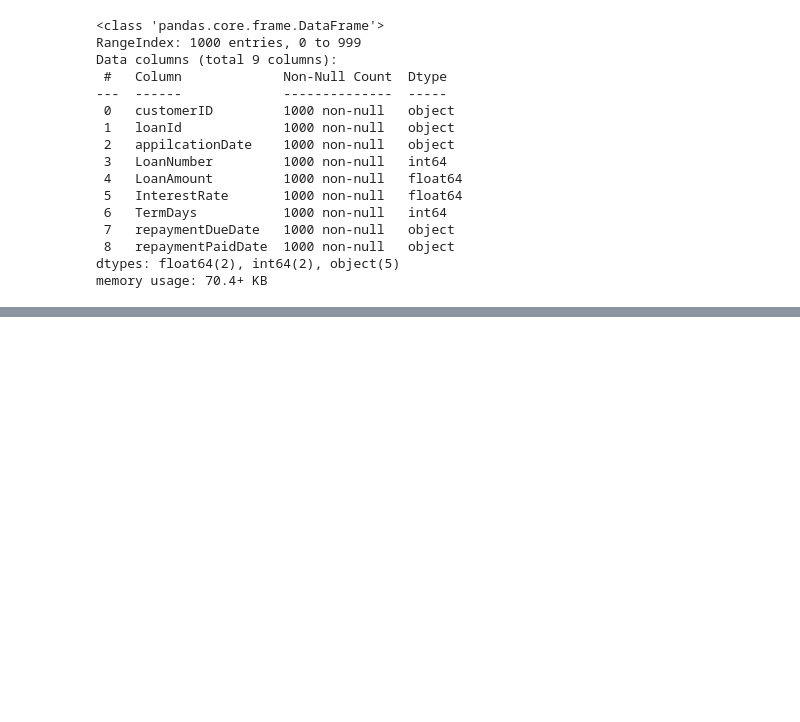
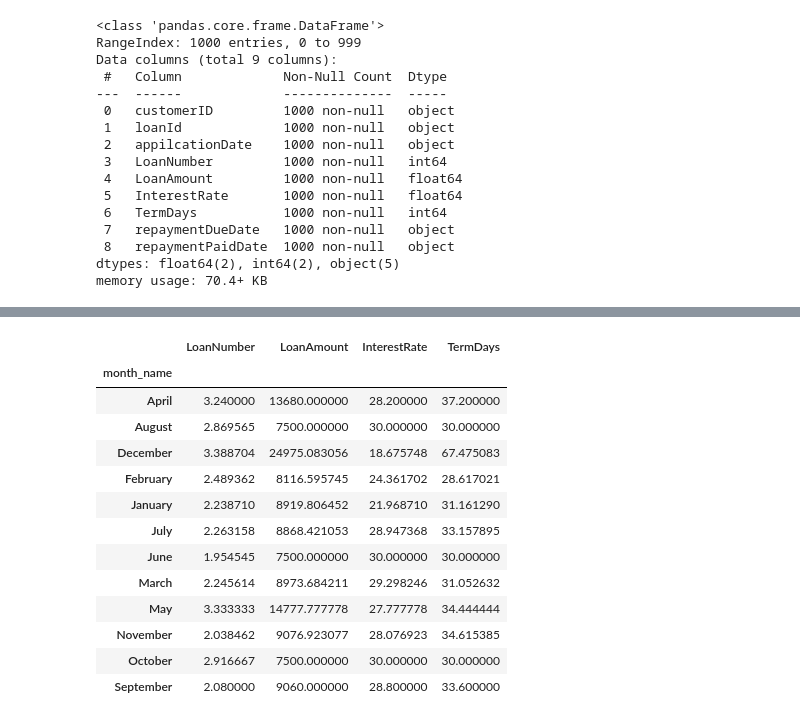
Before and after one commit to dtekluva/cohort3b8wd, a Jupyter notebook: atha/jupyter/pandas_tut.ipynb, the cells around one changed output, grey strips where cells are left out. Drawn from its saved outputs; the diff is of its cells as text; code cells hidden in the pictures; blank space fills up the shorter version.

```diff
--- a/atha/jupyter/pandas_tut.ipynb
+++ b/atha/jupyter/pandas_tut.ipynb
@@ -282,3 +286,5 @@ repayment_paid_as_datetime = pd.to_datetime(appli_data["repaymentPaidDate"])
 repayment_paid_as_datetime = appli_data["repaymentPaidDate"].astype("datetime64")
 # %%
 appli_data["repaymentPaidDate"] = repayment_paid_as_datetime # replace the repaymentpaid date with the converted version
+appli_data["repaymentDueDate"] = repayment_due_as_datetime # replace the repayment_due_as_datetime date with the converted version
+appli_data["appilcationDate"] = repayment_application_as_datetime # replace the repayment_due_as_datetime date with the converted version
@@ -284,0 +382,17 @@ appli_data["repaymentPaidDate"] = repayment_paid_as_datetime # replace the repay
+# %%
+appli_data.groupby("month_name").mean()
+# %% [output]
+|  | LoanNumber | LoanAmount | InterestRate | TermDays |
+| month_name |  |  |  |  |
+| April | 3.240000 | 13680.000000 | 28.200000 | 37.200000 |
+| August | 2.869565 | 7500.000000 | 30.000000 | 30.000000 |
+| December | 3.388704 | 24975.083056 | 18.675748 | 67.475083 |
+| February | 2.489362 | 8116.595745 | 24.361702 | 28.617021 |
+| January | 2.238710 | 8919.806452 | 21.968710 | 31.161290 |
+| July | 2.263158 | 8868.421053 | 28.947368 | 33.157895 |
+| June | 1.954545 | 7500.000000 | 30.000000 | 30.000000 |
+| March | 2.245614 | 8973.684211 | 29.298246 | 31.052632 |
+| May | 3.333333 | 14777.777778 | 27.777778 | 34.444444 |
+| November | 2.038462 | 9076.923077 | 28.076923 | 34.615385 |
+| October | 2.916667 | 7500.000000 | 30.000000 | 30.000000 |
+| September | 2.080000 | 9060.000000 | 28.800000 | 33.600000 |
```
Also changed, not shown: parts of 16 cells of this notebook.
